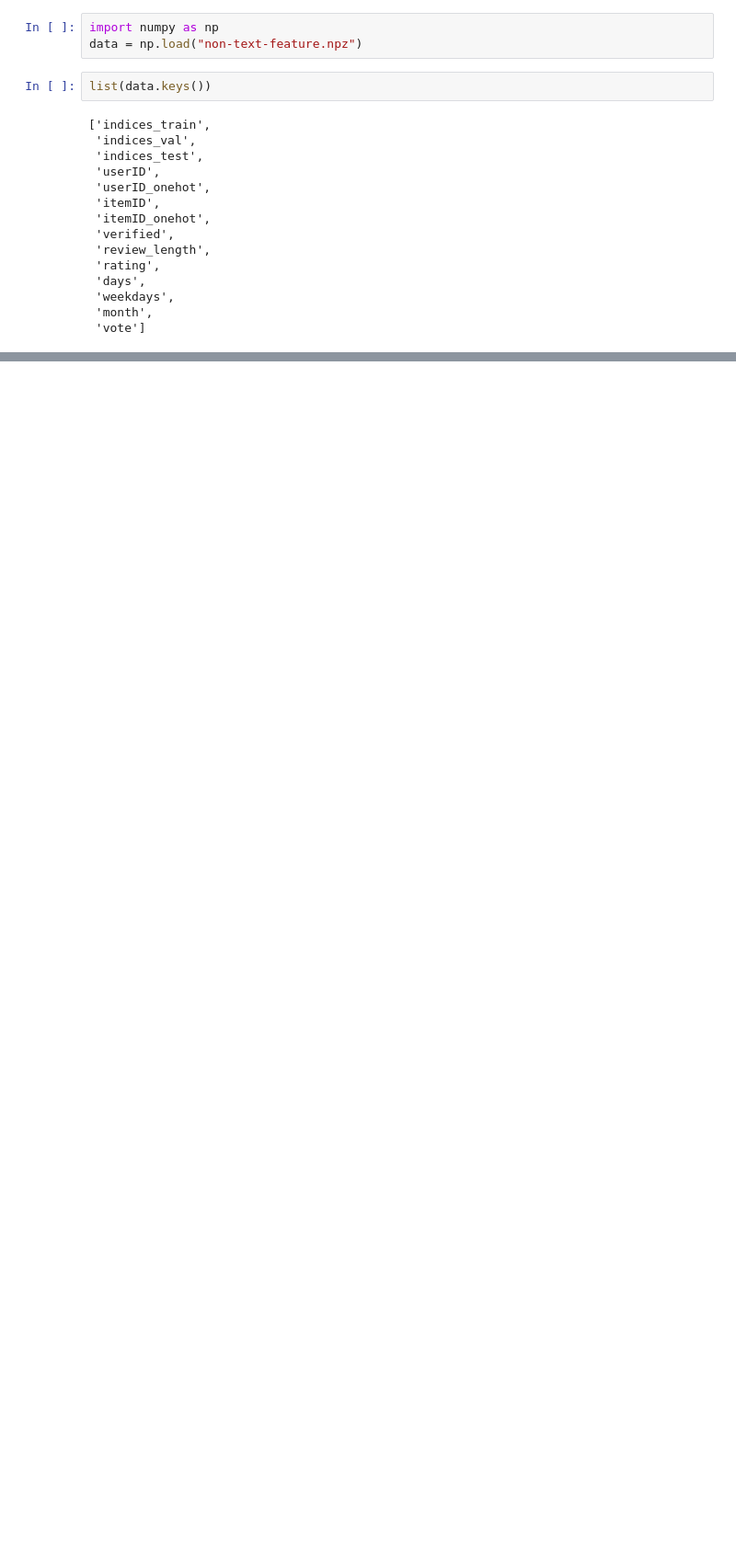
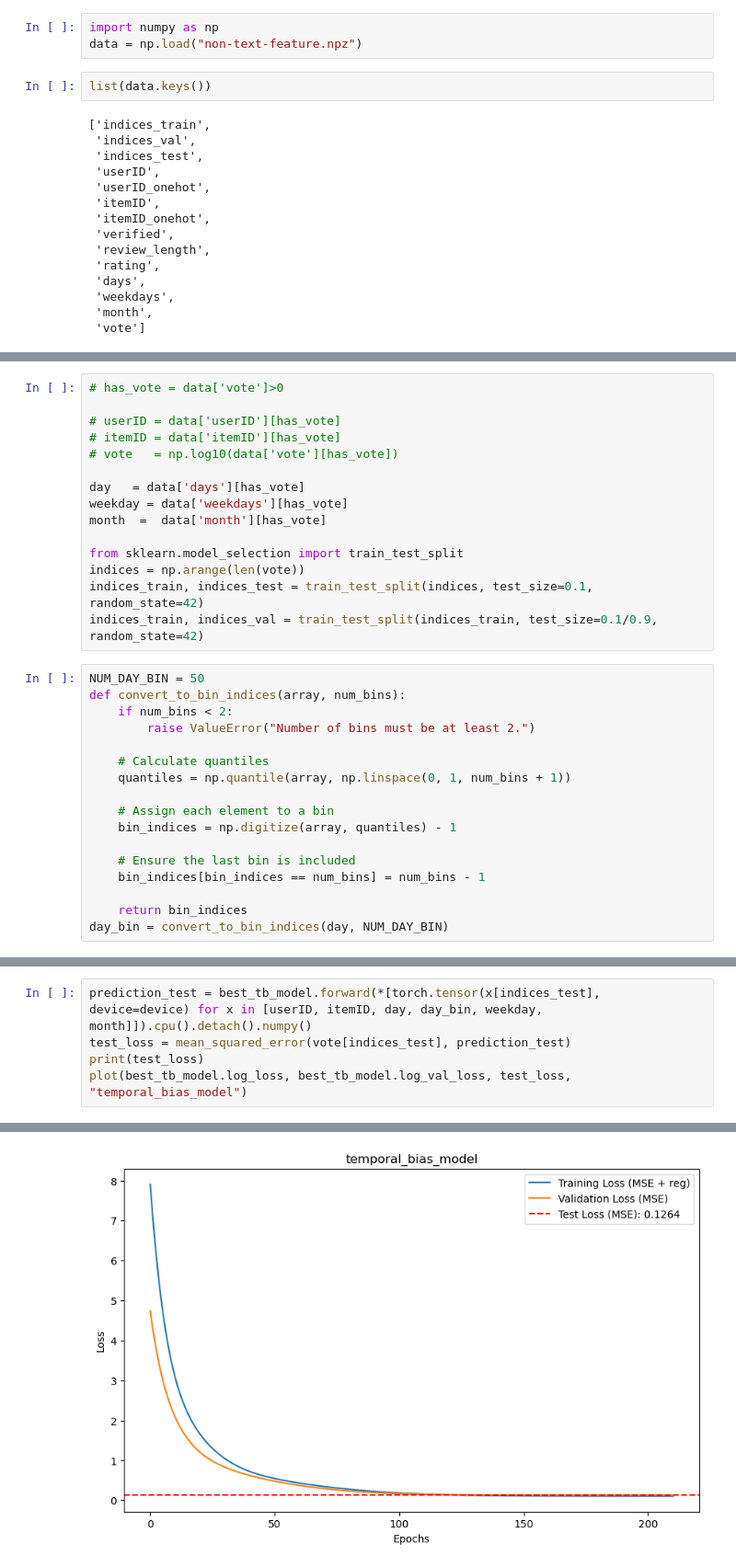
Before and after one commit to weixiao-zhan/CSE258_assignment2, a Jupyter notebook: regression_latent_factor.ipynb, the cells around one changed output, grey strips where cells are left out. Shown at 92% size. Drawn from its saved outputs; the diff is of its cells as text; blank space fills up the shorter version.

```diff
--- a/regression_latent_factor.ipynb
+++ b/regression_latent_factor.ipynb
@@ -112,0 +255,32 @@ mean_squared_error(vote[indices_test], prediction_test)
+# %%
+# has_vote = data['vote']>0
+
+# userID = data['userID'][has_vote]
+# itemID = data['itemID'][has_vote]
+# vote   = np.log10(data['vote'][has_vote])
+
+day   = data['days'][has_vote]
+weekday = data['weekdays'][has_vote]
+month  =  data['month'][has_vote]
+
+from sklearn.model_selection import train_test_split
+indices = np.arange(len(vote))
+indices_train, indices_test = train_test_split(indices, test_size=0.1, random_state=42)
+indices_train, indices_val = train_test_split(indices_train, test_size=0.1/0.9, random_state=42)
+# %%
+NUM_DAY_BIN = 50
+def convert_to_bin_indices(array, num_bins):
+    if num_bins < 2:
+        raise ValueError("Number of bins must be at least 2.")
+
+    # Calculate quantiles
+    quantiles = np.quantile(array, np.linspace(0, 1, num_bins + 1))
+
+    # Assign each element to a bin
+    bin_indices = np.digitize(array, quantiles) - 1
+
+    # Ensure the last bin is included
+    bin_indices[bin_indices == num_bins] = num_bins - 1
+
+    return bin_indices
+day_bin = convert_to_bin_indices(day, NUM_DAY_BIN)
@@ -112,0 +398,6 @@ mean_squared_error(vote[indices_test], prediction_test)
+# %%
+prediction_test = best_tb_model.forward(*[torch.tensor(x[indices_test], device=device) for x in [userID, itemID, day, day_bin, weekday, month]]).cpu().detach().numpy()
+test_loss = mean_squared_error(vote[indices_test], prediction_test)
+print(test_loss)
+plot(best_tb_model.log_loss, best_tb_model.log_val_loss, test_loss, "temporal_bias_model")
+# %% [output]
@@ -112,0 +405 @@ mean_squared_error(vote[indices_test], prediction_test)
+[figure, added]
```
Also changed, not shown: parts of 16 cells of this notebook, 1 other file.
